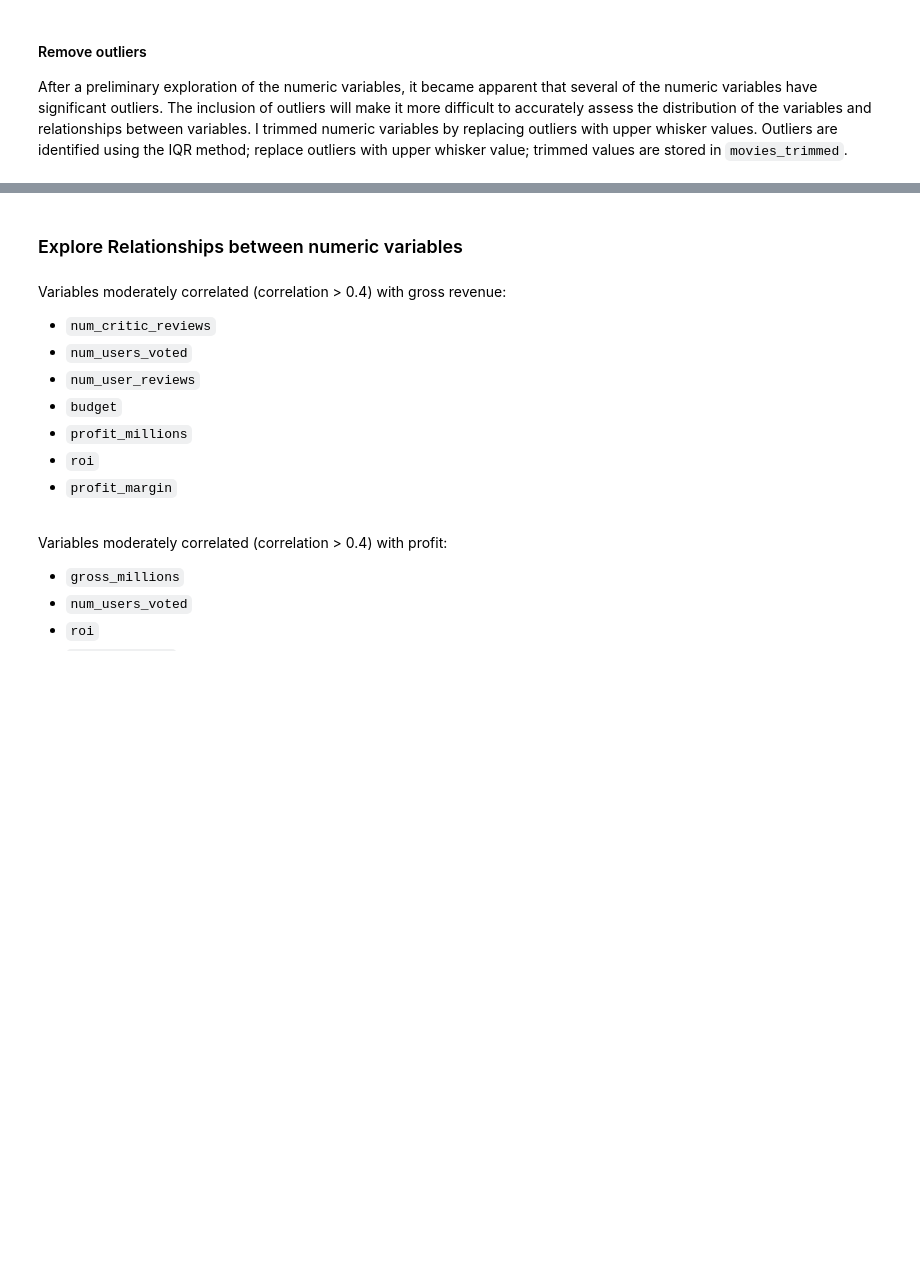
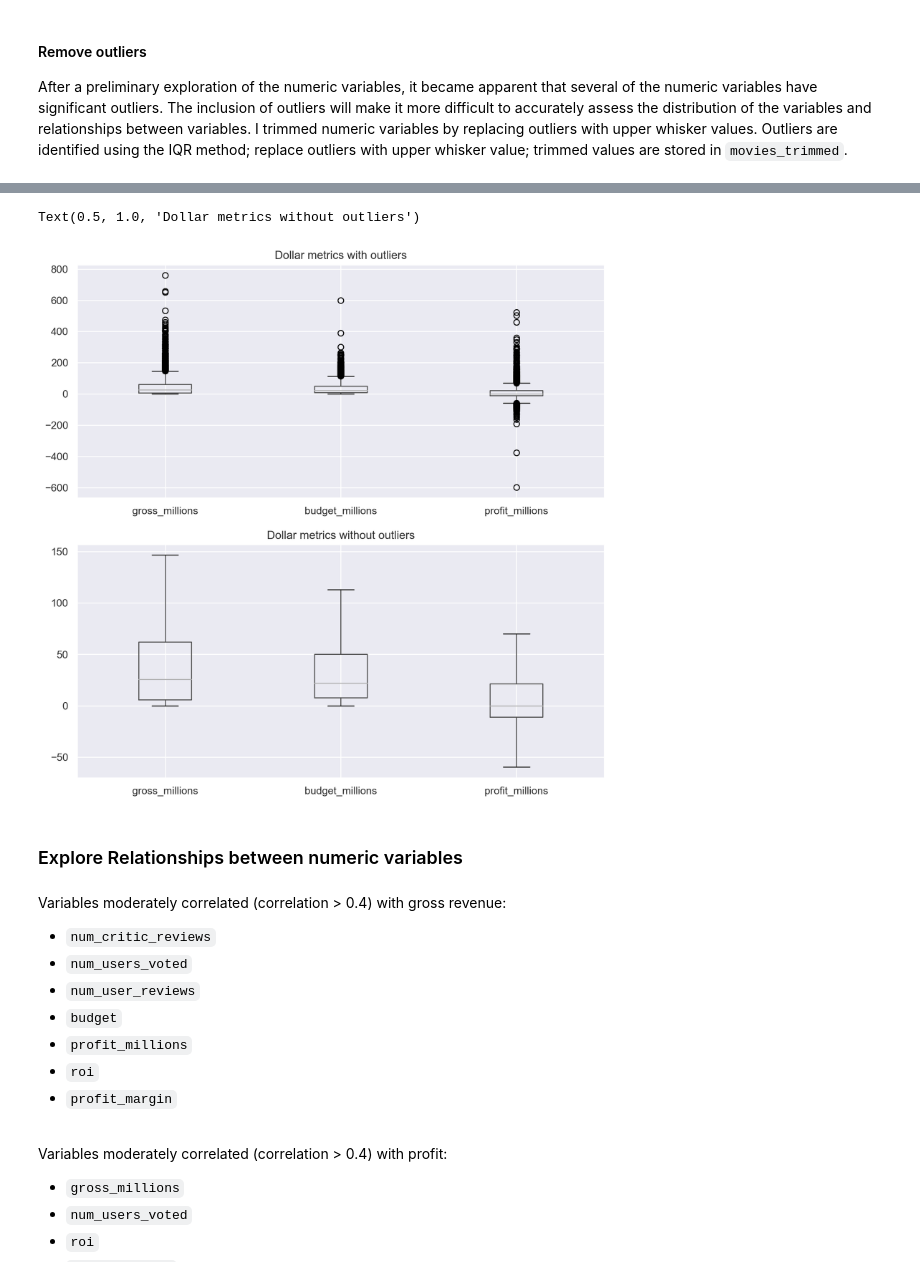
Before and after one commit to kristinkspanos/data_analysis_movie_studio, a Jupyter notebook: movie_data_analysis.ipynb, the cells around one changed output, grey strips where cells are left out. Cells and saved outputs as stored; diff of their text form; code cells hidden in the pictures; blank space fills up the shorter version.

```diff
--- a/movie_data_analysis.ipynb
+++ b/movie_data_analysis.ipynb
@@ -113,3 +120,17 @@ boxplot = movies_trimmed.boxplot(column=['gross_millions','budget_millions','pro
+# %%
+# create 2x1 array of subplots
+fig, axes = plt.subplots(nrows=2, ncols=1, figsize=(10,10), dpi = 200)
+
+# add boxplot to 1st subplot
+movies.boxplot(column=['gross_millions','budget_millions','profit_millions'], ax=axes[0]).set_title("Dollar metrics with outliers")
+
+# add boxplot to 2nd
+movies_trimmed.boxplot(column=['gross_millions','budget_millions','profit_millions'], ax=axes[1]).set_title("Dollar metrics without outliers")
+
+#plt.savefig('boxplot_dollar_metrics_compare.png')
+# %% [output]
+Text(0.5, 1.0, 'Dollar metrics without outliers')
+[figure, added]
 # %% [markdown]
 ### Explore Relationships between numeric variables
 # %% [markdown]
```
Also changed, not shown: parts of 30 cells of this notebook.
